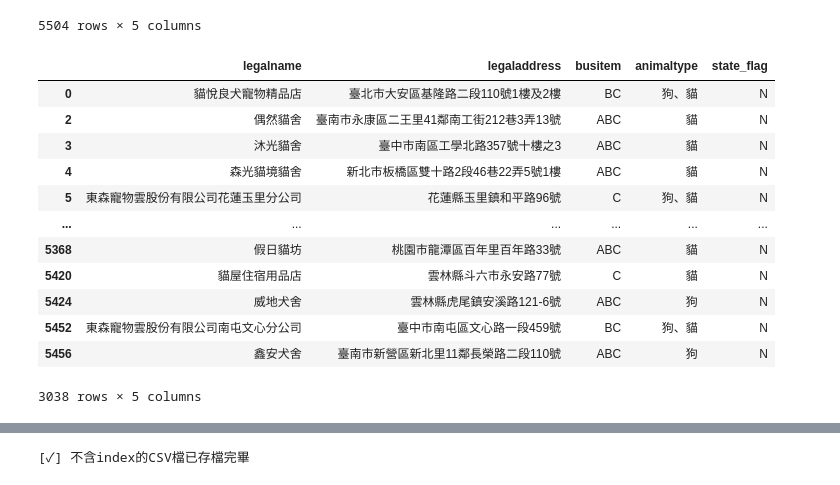
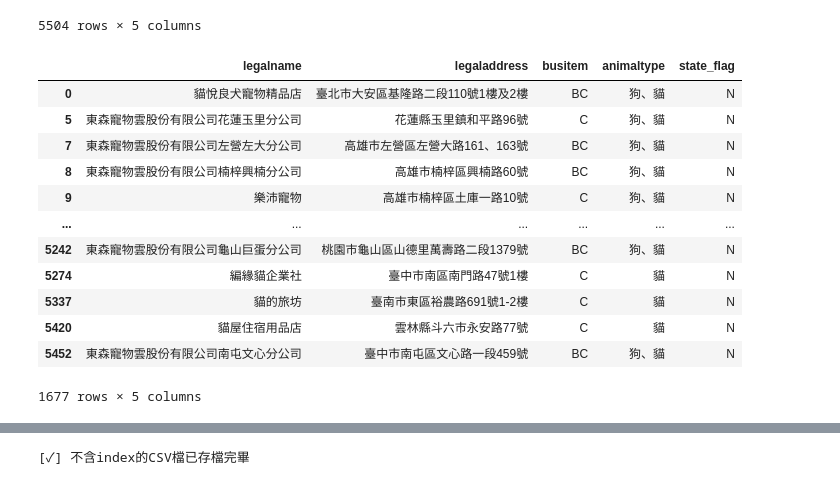
Before and after one commit to refinism-B/TJR103-Group-1-Project, a Jupyter notebook: code/2_arthur/notebook/pet_hotel_etl.ipynb, the cells around one changed output, grey strips where cells are left out. Saved outputs shown, nothing was run; the diff lists cells and outputs as text; code cells hidden in the pictures.

Commit message:
<feat, modify> - 在connectDB中新增讀取location table功能 - 修改寵物旅館資料搜尋程式碼

```diff
--- a/code/2_arthur/notebook/pet_hotel_etl.ipynb
+++ b/code/2_arthur/notebook/pet_hotel_etl.ipynb
@@ -53,23 +55,25 @@ df_filtered
 # %%
 # busitem = C表示寄養，state_flag = N表示營業中
 df_filtered = df_filtered[
-    (df_filtered["busitem"].str.contains("C")) & (df_filtered["state_flag"] == "N")
+    (~df_filtered["busitem"].str.contains("A", na=False))
+    & (df_filtered["busitem"].str.contains("C", na=False))
+    & (df_filtered["state_flag"] == "N")
 ]
 df_filtered
 # %% [output]
 |  | legalname | legaladdress | busitem | animaltype | state_flag |
 | 0 | 貓悅良犬寵物精品店 | 臺北市大安區基隆路二段110號1樓及2樓 | BC | 狗、貓 | N |
-| 2 | 偶然貓舍 | 臺南市永康區二王里41鄰南工街212巷3弄13號 | ABC | 貓 | N |
-| 3 | 沐光貓舍 | 臺中市南區工學北路357號十樓之3 | ABC | 貓 | N |
-| 4 | 森光貓境貓舍 | 新北市板橋區雙十路2段46巷22弄5號1樓 | ABC | 貓 | N |
 | 5 | 東森寵物雲股份有限公司花蓮玉里分公司 | 花蓮縣玉里鎮和平路96號 | C | 狗、貓 | N |
+| 7 | 東森寵物雲股份有限公司左營左大分公司 | 高雄市左營區左營大路161、163號 | BC | 狗、貓 | N |
+| 8 | 東森寵物雲股份有限公司楠梓興楠分公司 | 高雄市楠梓區興楠路60號 | BC | 狗、貓 | N |
+| 9 | 樂沛寵物 | 高雄市楠梓區土庫一路10號 | C | 狗、貓 | N |
 | ... | ... | ... | ... | ... | ... |
-| 5368 | 假日貓坊 | 桃園市龍潭區百年里百年路33號 | ABC | 貓 | N |
+| 5242 | 東森寵物雲股份有限公司龜山巨蛋分公司 | 桃園市龜山區山德里萬壽路二段1379號 | BC | 狗、貓 | N |
+| 5274 | 編緣貓企業社 | 臺中市南區南門路47號1樓 | C | 貓 | N |
+| 5337 | 貓的旅坊 | 臺南市東區裕農路691號1-2樓 | C | 貓 | N |
 | 5420 | 貓屋住宿用品店 | 雲林縣斗六市永安路77號 | C | 貓 | N |
-| 5424 | 威地犬舍 | 雲林縣虎尾鎮安溪路121-6號 | ABC | 狗 | N |
 | 5452 | 東森寵物雲股份有限公司南屯文心分公司 | 臺中市南屯區文心路一段459號 | BC | 狗、貓 | N |
-| 5456 | 鑫安犬舍 | 臺南市新營區新北里11鄰長榮路二段110號 | ABC | 狗 | N |
-3038 rows × 5 columns
+1677 rows × 5 columns
 # %%
 # 找出屬於六都的機構
 df_filtered["city"], df_filtered["district"] = zip(
```
Also changed, not shown: parts of 23 cells of this notebook, 2 other files.
